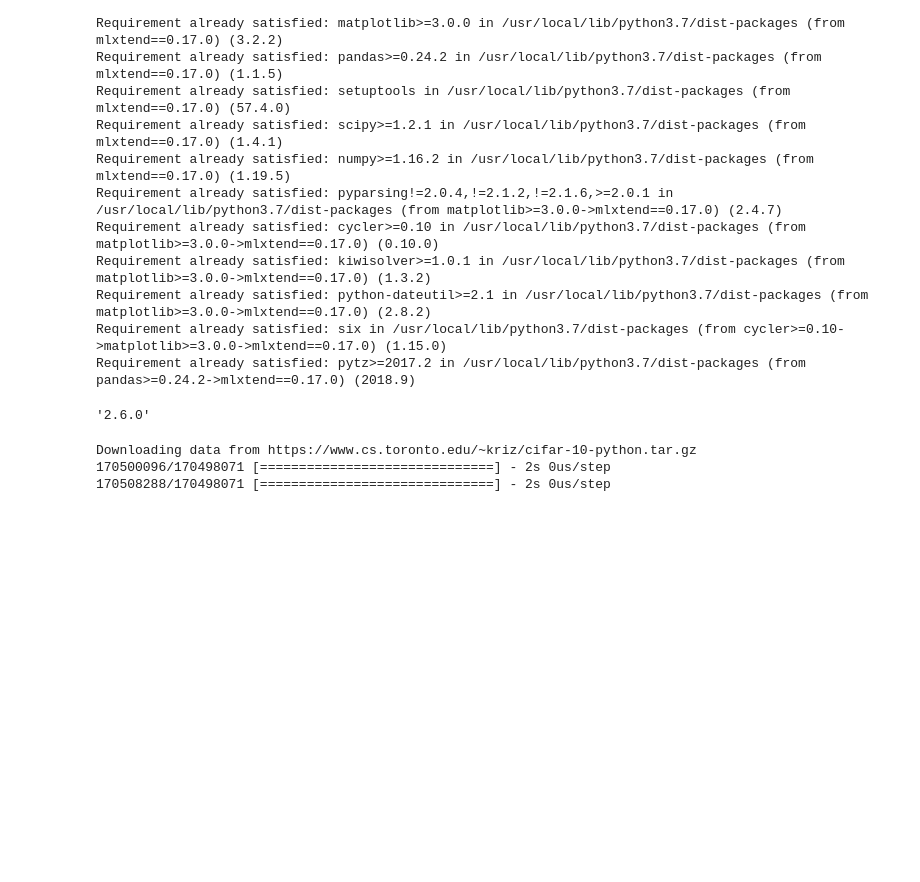
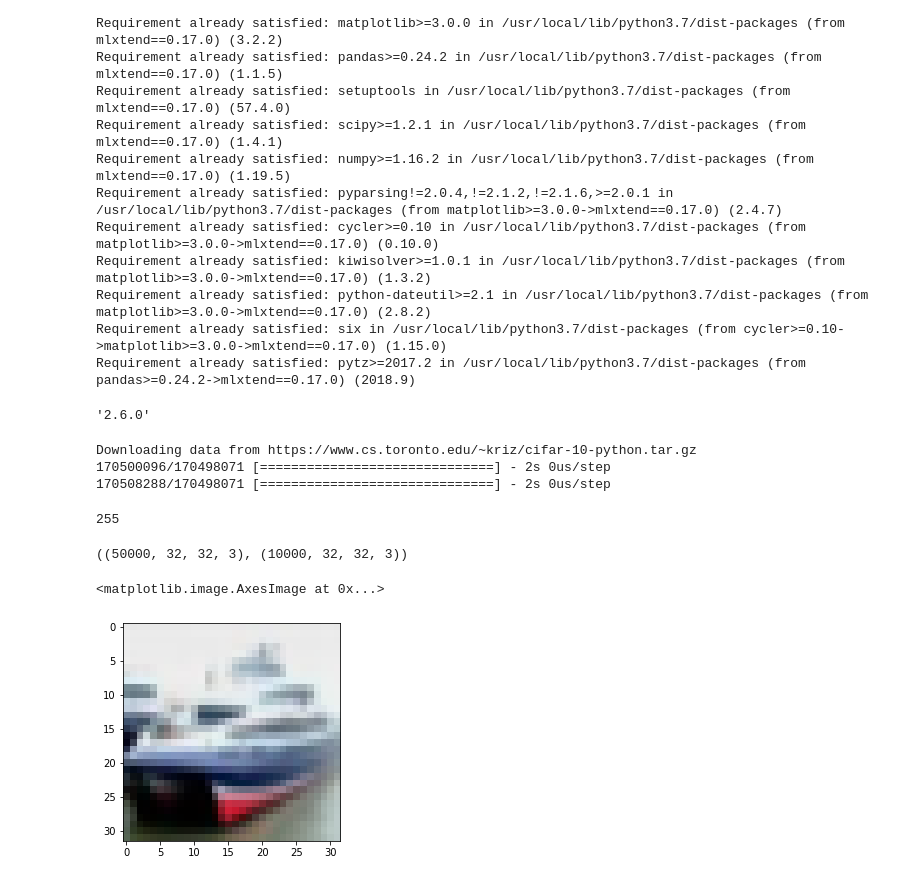
Before and after one commit to raushan9jnv/DeepLearning-Projects, a Jupyter notebook: CIFAR10 - Object Recognition in Images/CIFAR10_Object_Recognition_in_Images.ipynb, the cells around one changed output. Saved outputs shown, nothing was run; the diff lists cells and outputs as text; code cells hidden in the pictures; blank space fills up the shorter version.

```diff
--- a/CIFAR10 - Object Recognition in Images/CIFAR10_Object_Recognition_in_Images.ipynb
+++ b/CIFAR10 - Object Recognition in Images/CIFAR10_Object_Recognition_in_Images.ipynb
@@ -63,0 +64,16 @@ X_
+# %%
+X_train.max()
+# %% [output]
+255
+# %%
+X_train = X_train/255
+X_test = X_test/255
+# %%
+X_train.shape, X_test.shape
+# %% [output]
+((50000, 32, 32, 3), (10000, 32, 32, 3))
+# %%
+plt.imshow(X_test[1])
+# %% [output]
+<matplotlib.image.AxesImage at 0x...>
+[figure, added]
```
Also changed, not shown: parts of 14 cells of this notebook.
